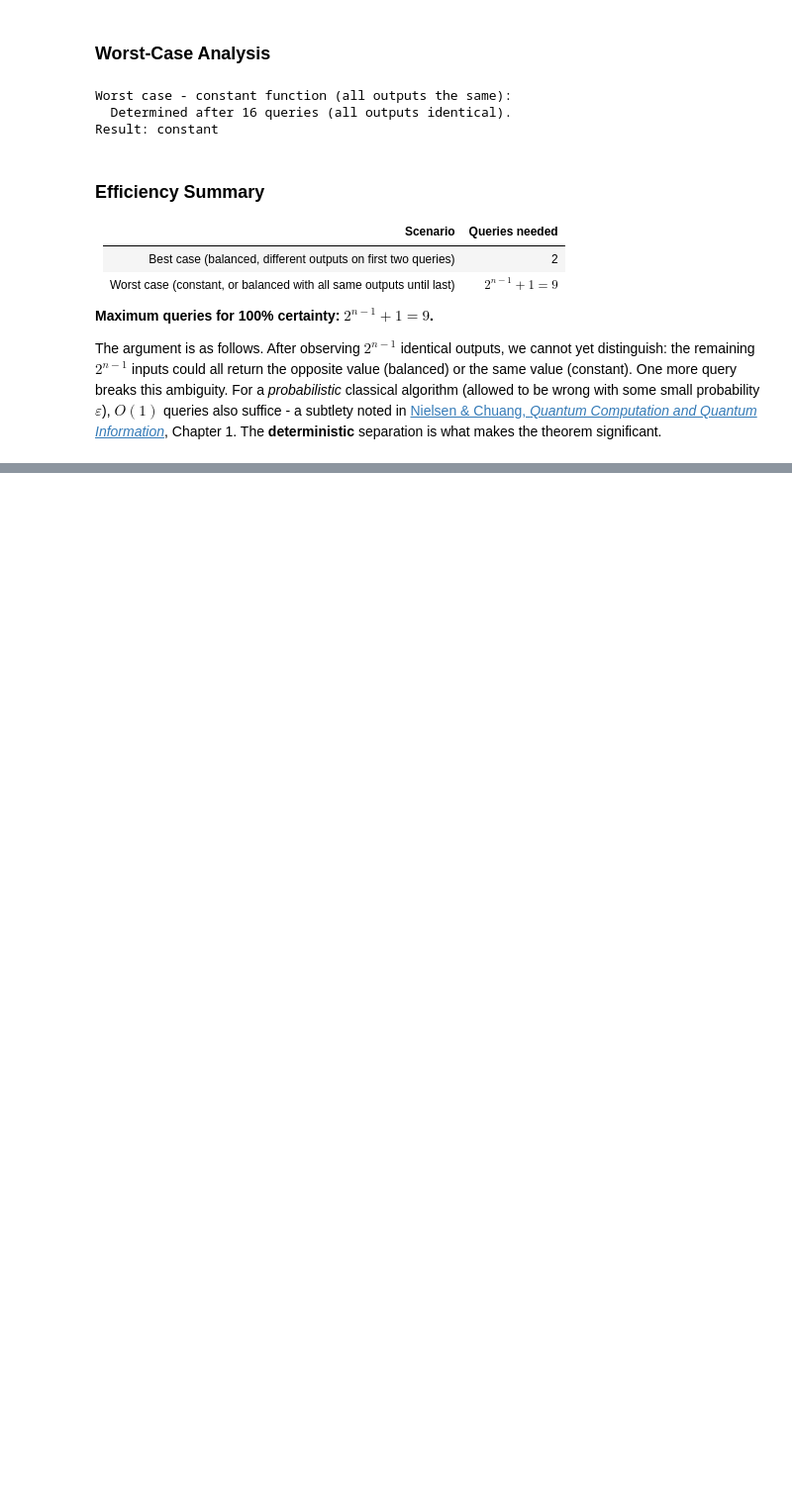
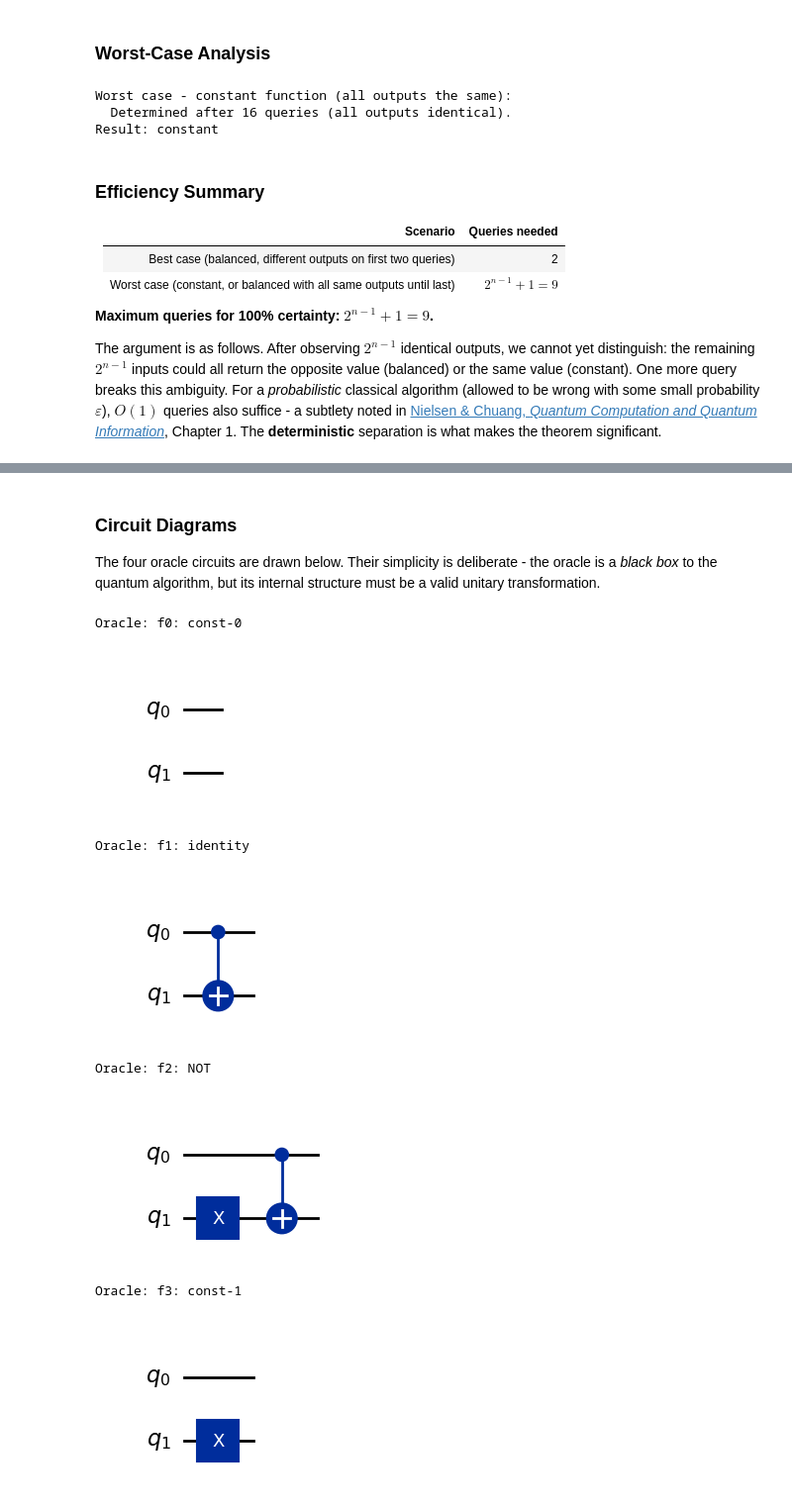
Before and after one commit to ViktorKobylka/emerging_technologies_g00425163, a Jupyter notebook: problems.ipynb, the cells around one changed output, grey strips where cells are left out. Shown at 99% size. Cells and saved outputs as stored; diff of their text form; code cells hidden in the pictures; blank space fills up the shorter version.

Commit message:
implement Deutsch oracle circuits and verification tests

```diff
--- a/problems.ipynb
+++ b/problems.ipynb
@@ -267,0 +316,17 @@ The argument is as follows. After observing $2^{n-1}$ identical outputs, we cann
+# %%
+def oracle_f0():
+    """Oracle for f0: constant-0 function.
+
+    f0(0) = 0, f0(1) = 0.
+
+    Transformation: |x⟩|y⟩ → |x⟩|y ⊕ 0⟩ = |x⟩|y⟩
+
+    Since f(x) = 0 for all x, XORing 0 into the ancilla leaves it
+    unchanged. No gates are needed - this is the identity transformation.
+
+    Returns:
+        QuantumCircuit: Empty two-qubit circuit (identity).
+    """
+    qc = qiskit.QuantumCircuit(2, name='f0: const-0')
+    # No gates required: y XOR 0 = y.
+    return qc
@@ -267,0 +381,38 @@ The argument is as follows. After observing $2^{n-1}$ identical outputs, we cann
+# %%
+def oracle_f3():
+    """Oracle for f3: constant-1 function.
+
+    f3(0) = 1, f3(1) = 1.
+
+    Transformation: |x⟩|y⟩ → |x⟩|y ⊕ 1⟩
+
+    Since f(x) = 1 for all x, XORing 1 into the ancilla always
+    flips it. A single X gate on the ancilla is sufficient.
+
+    Returns:
+        QuantumCircuit: Single X gate on ancilla.
+    """
+    qc = qiskit.QuantumCircuit(2, name='f3: const-1')
+    # Flip ancilla unconditionally: y → y ⊕ 1.
+    qc.x(1)
+    return qc
+# %% [markdown]
+### Circuit Diagrams
+
+The four oracle circuits are drawn below. Their simplicity is deliberate - the oracle is a *black box* to the quantum algorithm, but its internal structure must be a valid unitary transformation.
+# %%
+# Draw all four oracle circuits.
+for oracle_fn in [oracle_f0, oracle_f1, oracle_f2, oracle_f3]:
+    oracle = oracle_fn()
+    print(f"Oracle: {oracle.name}")
+    display(oracle.draw(output='mpl'))
+    print()
+# %% [output]
+Oracle: f0: const-0
+[figure, added]
+Oracle: f1: identity
+[figure, added]
+Oracle: f2: NOT
+[figure, added]
+Oracle: f3: const-1
+[figure, added]
```
Also changed, not shown: parts of 10 cells of this notebook.
